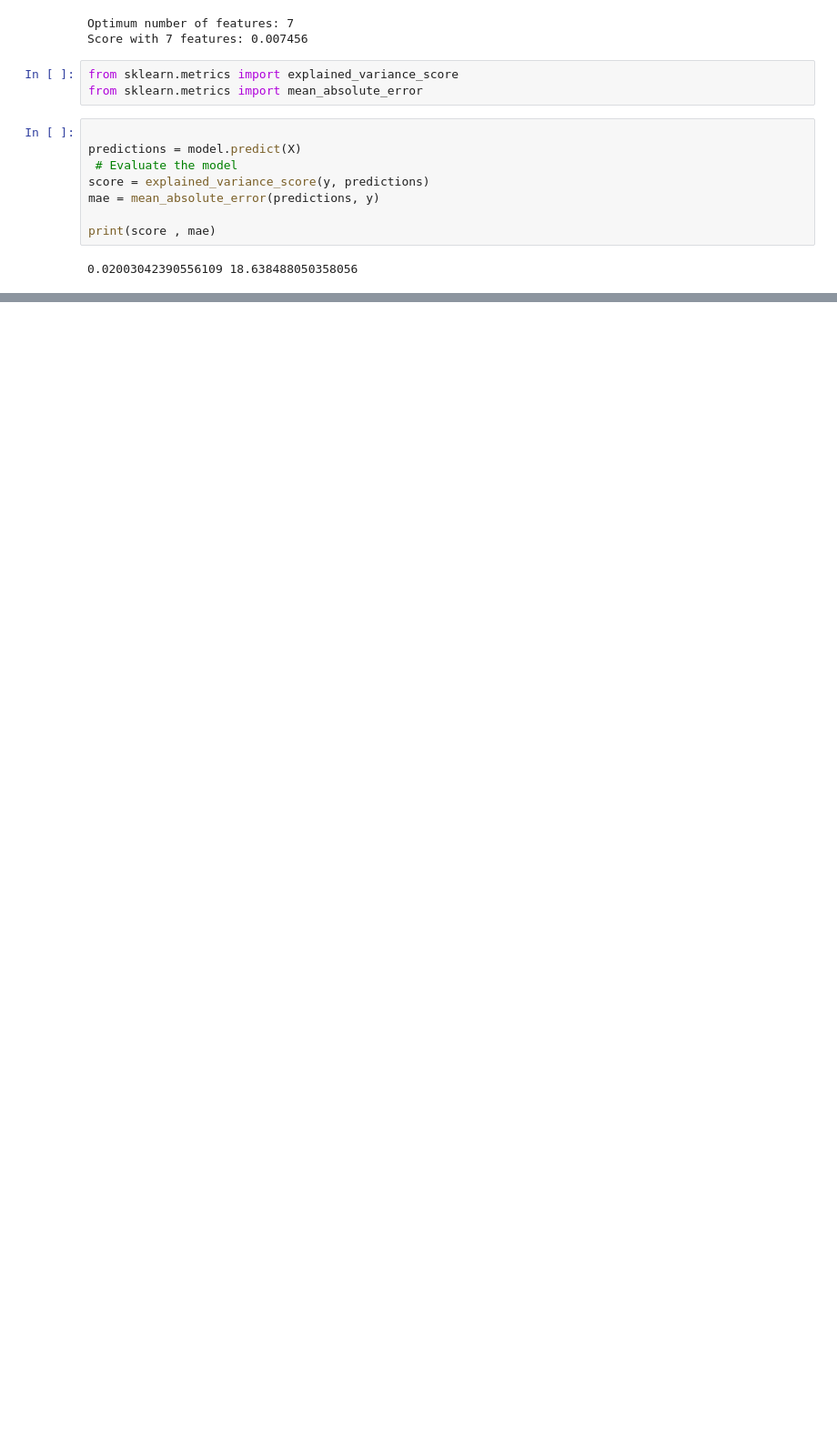
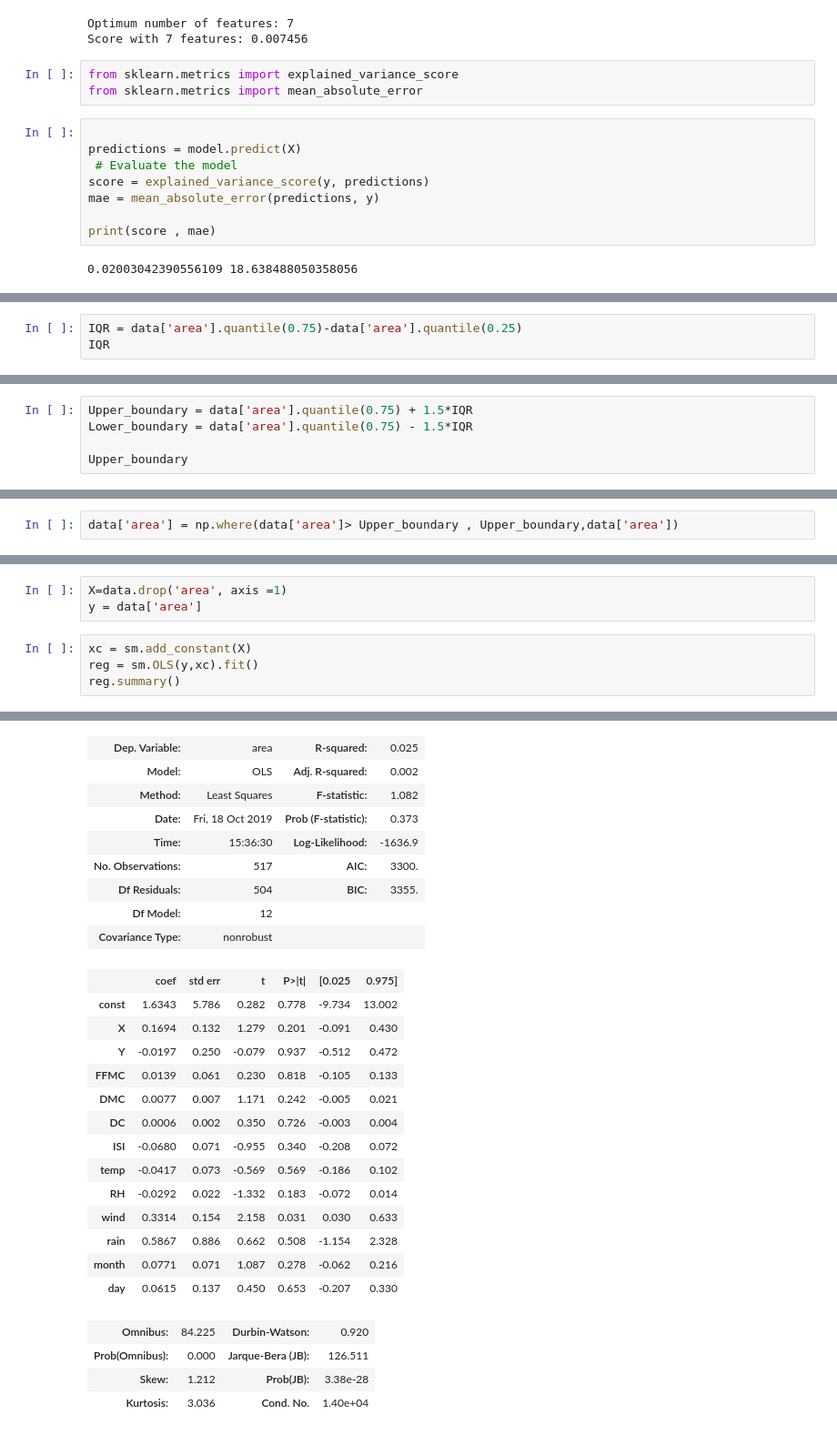
Before and after one commit to tarunkoutharapu/Build-It, a Jupyter notebook: Forest Fire Area prediction.ipynb, the cells around one changed output, grey strips where cells are left out. Shown: that part at 91% size. Drawn from its saved outputs; the diff is of its cells as text; blank space fills up the shorter version.

```diff
--- a/Forest Fire Area prediction.ipynb
+++ b/Forest Fire Area prediction.ipynb
@@ -186,0 +256,3 @@ print(score , mae)
+# %%
+IQR = data['area'].quantile(0.75)-data['area'].quantile(0.25)
+IQR
@@ -186,0 +261,5 @@ print(score , mae)
+# %%
+Upper_boundary = data['area'].quantile(0.75) + 1.5*IQR
+Lower_boundary = data['area'].quantile(0.75) - 1.5*IQR
+
+Upper_boundary
@@ -186,0 +268,2 @@ print(score , mae)
+# %%
+data['area'] = np.where(data['area']> Upper_boundary , Upper_boundary,data['area'])
@@ -186,0 +294,8 @@ print(score , mae)
+# %%
+X=data.drop('area', axis =1)
+y = data['area']
+# %%
+xc = sm.add_constant(X)
+reg = sm.OLS(y,xc).fit()
+reg.summary()
+# %% [output]
@@ -186,0 +303,27 @@ print(score , mae)
+| Dep. Variable: | area | R-squared: | 0.025 |
+| Model: | OLS | Adj. R-squared: | 0.002 |
+| Method: | Least Squares | F-statistic: | 1.082 |
+| Date: | Fri, 18 Oct 2019 | Prob (F-statistic): | 0.373 |
+| Time: | 15:36:30 | Log-Likelihood: | -1636.9 |
+| No. Observations: | 517 | AIC: | 3300. |
+| Df Residuals: | 504 | BIC: | 3355. |
+| Df Model: | 12 |  |  |
+| Covariance Type: | nonrobust |  |  |
+|  | coef | std err | t | P>|t| | [0.025 | 0.975] |
+| const | 1.6343 | 5.786 | 0.282 | 0.778 | -9.734 | 13.002 |
+| X | 0.1694 | 0.132 | 1.279 | 0.201 | -0.091 | 0.430 |
+| Y | -0.0197 | 0.250 | -0.079 | 0.937 | -0.512 | 0.472 |
+| FFMC | 0.0139 | 0.061 | 0.230 | 0.818 | -0.105 | 0.133 |
+| DMC | 0.0077 | 0.007 | 1.171 | 0.242 | -0.005 | 0.021 |
+| DC | 0.0006 | 0.002 | 0.350 | 0.726 | -0.003 | 0.004 |
+| ISI | -0.0680 | 0.071 | -0.955 | 0.340 | -0.208 | 0.072 |
+| temp | -0.0417 | 0.073 | -0.569 | 0.569 | -0.186 | 0.102 |
+| RH | -0.0292 | 0.022 | -1.332 | 0.183 | -0.072 | 0.014 |
+| wind | 0.3314 | 0.154 | 2.158 | 0.031 | 0.030 | 0.633 |
+| rain | 0.5867 | 0.886 | 0.662 | 0.508 | -1.154 | 2.328 |
+| month | 0.0771 | 0.071 | 1.087 | 0.278 | -0.062 | 0.216 |
+| day | 0.0615 | 0.137 | 0.450 | 0.653 | -0.207 | 0.330 |
+| Omnibus: | 84.225 | Durbin-Watson: | 0.920 |
+| Prob(Omnibus): | 0.000 | Jarque-Bera (JB): | 126.511 |
+| Skew: | 1.212 | Prob(JB): | 3.38e-28 |
+| Kurtosis: | 3.036 | Cond. No. | 1.40e+04 |
```
Also changed, not shown: parts of 16 cells of this notebook.
